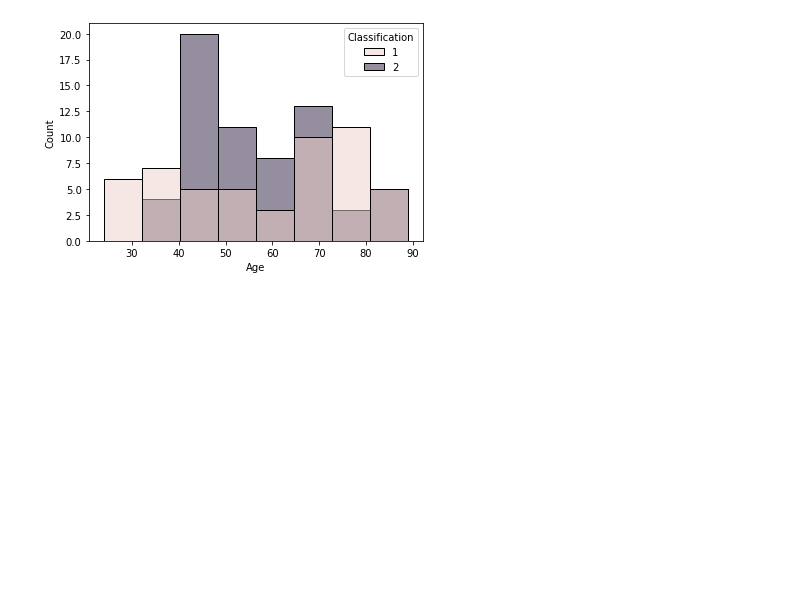
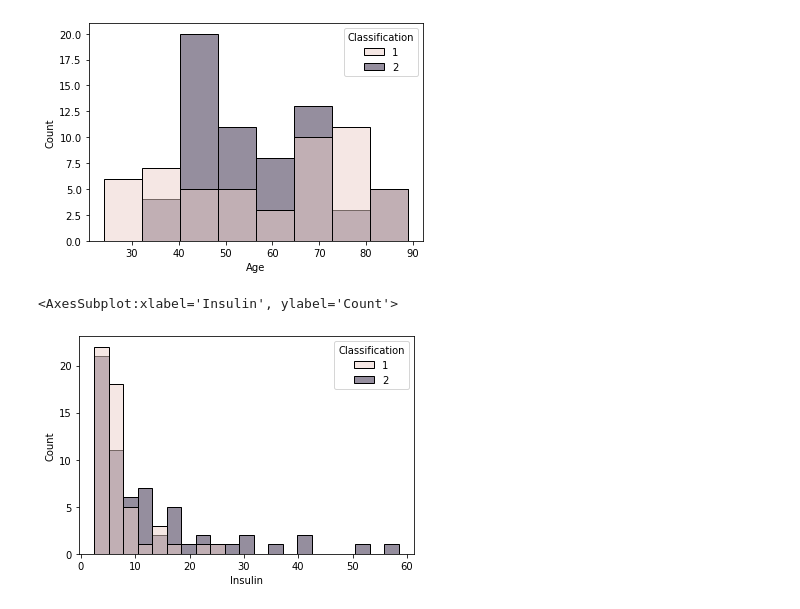
Before and after one commit to NestorDiazDataSC/DecisionTree-and-Random-Forest, a Jupyter notebook: Arbol de Decision.ipynb, the cells around one changed output. Drawn from its saved outputs; the diff is of its cells as text; code cells hidden in the pictures; blank space fills up the shorter version.

```diff
--- a/Arbol de Decision.ipynb
+++ b/Arbol de Decision.ipynb
@@ -115,3 +121,8 @@ sns.histplot(x=data.Age, hue=data.Classification)
 # %% [output]
 <AxesSubplot:xlabel='Age', ylabel='Count'>
 [figure]
+# %%
+sns.histplot(x=data.Insulin, hue=data.Classification)
+# %% [output]
+<AxesSubplot:xlabel='Insulin', ylabel='Count'>
+[figure, added]
```
Also changed, not shown: parts of 5 cells of this notebook.
